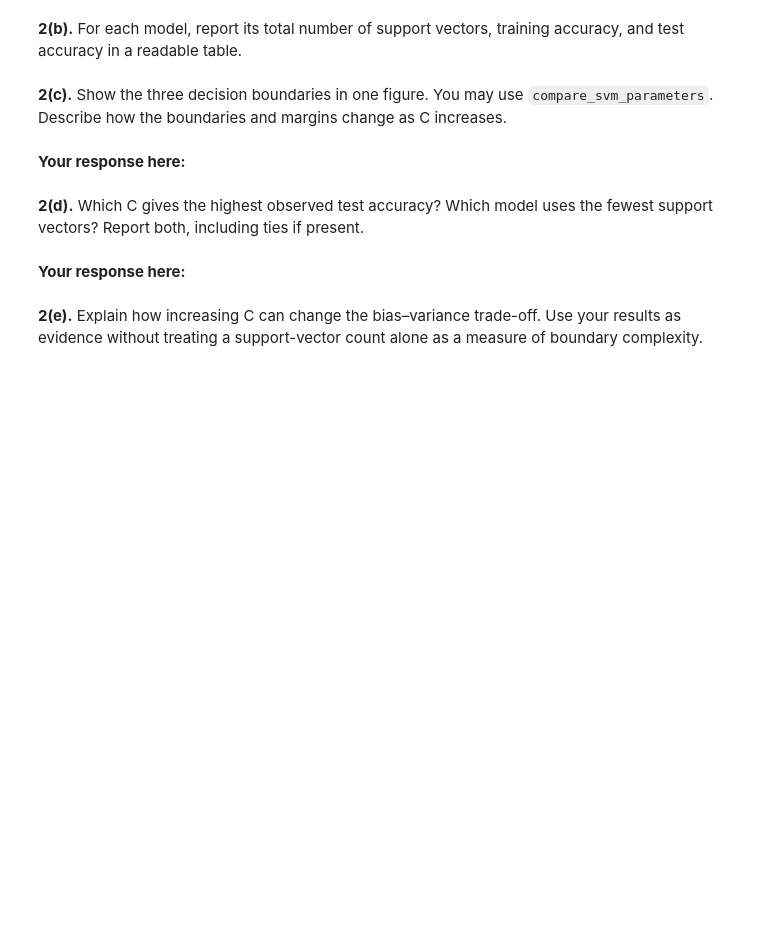
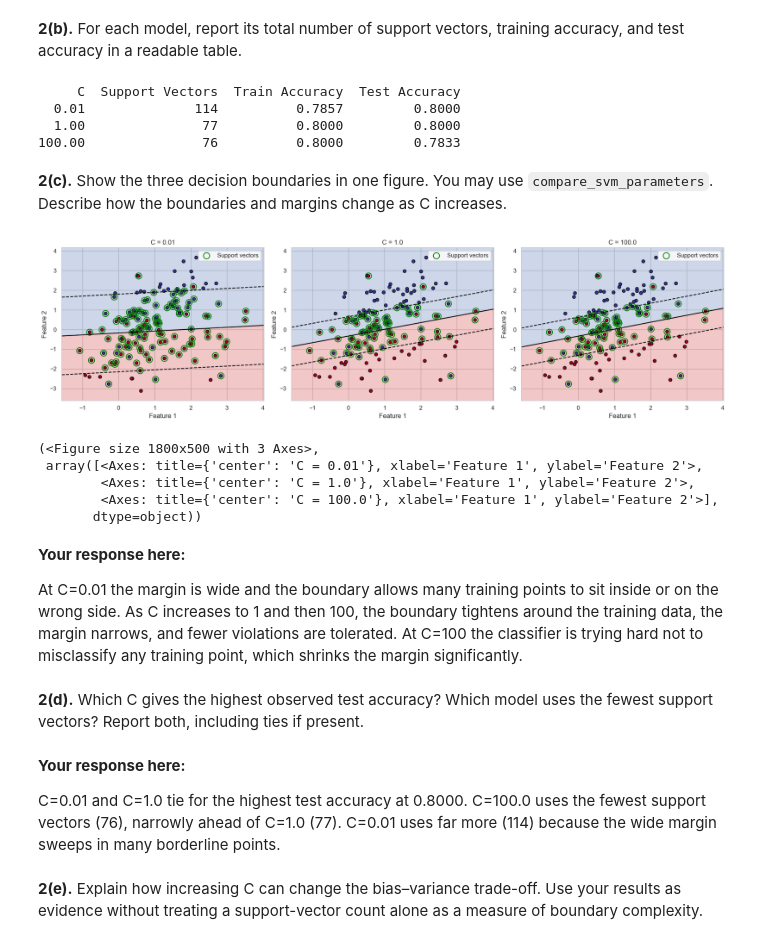
Before and after one commit to STAT-486-Fall-2026-Labs/lab-06-mbgardin, a Jupyter notebook: lab-06.ipynb, the cells around one changed output. Drawn from its saved outputs; the diff is of its cells as text; code cells hidden in the pictures; blank space fills up the shorter version.

```diff
--- a/lab-06.ipynb
+++ b/lab-06.ipynb
@@ -116,23 +148,57 @@ X_train, X_test, y_train, y_test = train_test_split(
 **2(a).** Fit three linear SVMs with `C=0.01`, `C=1.0`, and `C=100.0`, using `random_state=42` for each. Keep the fitted models for later steps.
 # %%
 # 2(a)
-# Your code here
+C_values = [0.01, 1.0, 100.0]
+models_c = {}
+for c in C_values:
+    m = SVC(kernel="linear", C=c, random_state=42)
+    m.fit(X_train, y_train)
+    models_c[c] = m
 # %% [markdown]
 **2(b).** For each model, report its total number of support vectors, training accuracy, and test accuracy in a readable table.
 # %%
 # 2(b)
-# Your code here
+rows = []
+for c, m in models_c.items():
+    rows.append({
+        "C": c,
+        "Support Vectors": m.n_support_.sum(),
+        "Train Accuracy": round(m.score(X_train, y_train), 4),
+        "Test Accuracy": round(m.score(X_test, y_test), 4),
+    })
+df_c = pd.DataFrame(rows)
+print(df_c.to_string(index=False))
+# %% [output]
+     C  Support Vectors  Train Accuracy  Test Accuracy
+  0.01              114          0.7857         0.8000
+  1.00               77          0.8000         0.8000
+100.00               76          0.8000         0.7833
 # %% [markdown]
 **2(c).** Show the three decision boundaries in one figure. You may use `compare_svm_parameters`. Describe how the boundaries and margins change as C increases.
 # %%
 # 2(c)
-# Your code here
+compare_svm_parameters(
+    X_train, y_train,
+    "C", [0.01, 1.0, 100.0],
+    kernel="linear", random_state=42,
+)
+# %% [output]
+[figure, added]
+(<Figure size 1800x500 with 3 Axes>,
+ array([<Axes: title={'center': 'C = 0.01'}, xlabel='Feature 1', ylabel='Feature 2'>,
+        <Axes: title={'center': 'C = 1.0'}, xlabel='Feature 1', ylabel='Feature 2'>,
+        <Axes: title={'center': 'C = 100.0'}, xlabel='Feature 1', ylabel='Feature 2'>],
+       dtype=object))
 # %% [markdown]
 **Your response here:**
+
+At C=0.01 the margin is wide and the boundary allows many training points to sit inside or on the wrong side. As C increases to 1 and then 100, the boundary tightens around the training data, the margin narrows, and fewer violations are tolerated. At C=100 the classifier is trying hard not to misclassify any training point, which shrinks the margin significantly.
 # %% [markdown]
 **2(d).** Which C gives the highest observed test accuracy? Which model uses the fewest support vectors? Report both, including ties if present.
 # %% [markdown]
 **Your response here:**
+
+C=0.01 and C=1.0 tie for the highest test accuracy at 0.8000. C=100.0 uses the fewest support vectors (76), narrowly ahead of C=1.0 (77). C=0.01 uses far more (114) because the wide margin sweeps in many borderline points.
 # %% [markdown]
 **2(e).** Explain how increasing C can change the bias–variance trade-off. Use your results as evidence without treating a support-vector count alone as a measure of boundary complexity.
 # %% [markdown]
```
Also changed, not shown: parts of 47 cells of this notebook, 1 other file.
